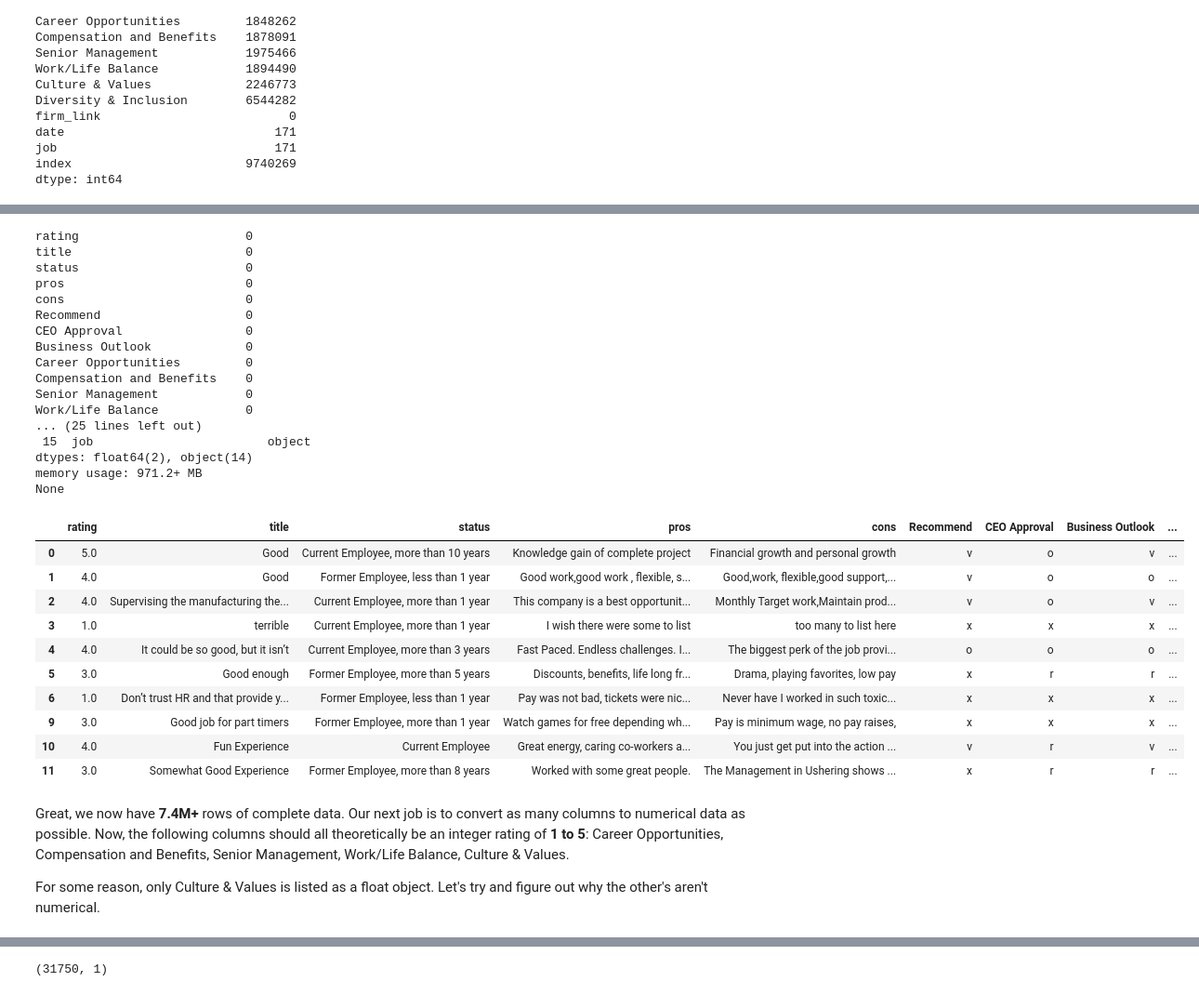
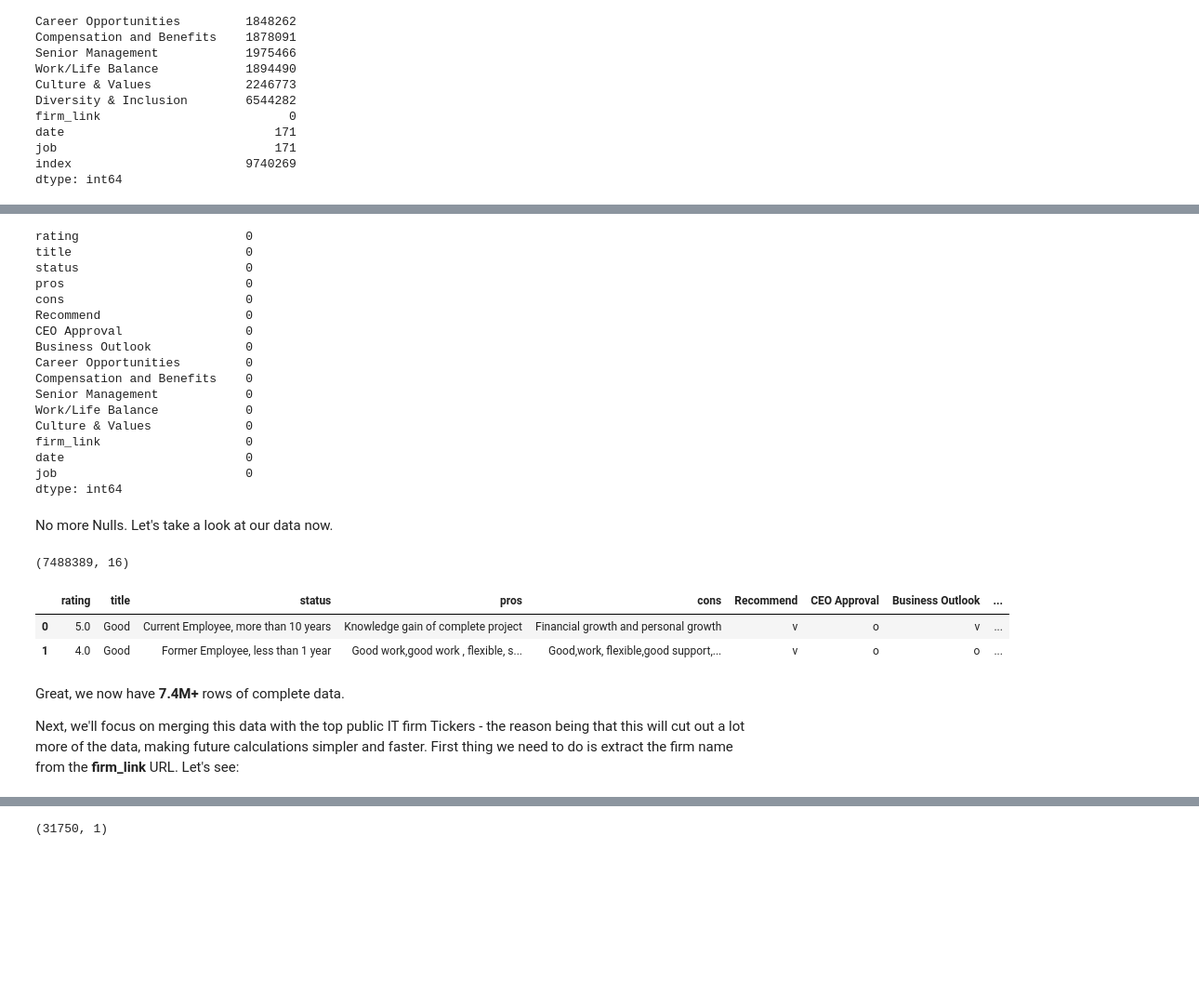
Before and after one commit to MatthiasGN/thesis, a Jupyter notebook: thesis-master.ipynb, the cells around one changed output, grey strips where cells are left out. Shown at 93% size. Drawn from its saved outputs; the diff is of its cells as text; code cells hidden in the pictures; blank space fills up the shorter version.

Commit message:
Reorganised entire file, improved commenting and code cleanliness, transformed data to numerical values.

```diff
--- a/thesis-master.ipynb
+++ b/thesis-master.ipynb
@@ -165,39 +135,35 @@ df.describe(include='all')
 # %%
 cleaned_df = df.dropna()
+print(cleaned_df.isnull().sum())
+# %% [output]
+rating                       0
+title                        0
+status                       0
+pros                         0
+cons                         0
+Recommend                    0
+CEO Approval                 0
+Business Outlook             0
+Career Opportunities         0
+Compensation and Benefits    0
+Senior Management            0
+Work/Life Balance            0
+Culture & Values             0
+firm_link                    0
+date                         0
+job                          0
+dtype: int64
+# %% [markdown]
+No more Nulls. Let's take a look at our data now.
 # %%
-print(cleaned_df.isnull().sum())
-print(cleaned_df.info())
-cleaned_df.head(10)
+print(cleaned_df.shape)
+cleaned_df.head(2)
 # %% [output]
-rating                       0
-title                        0
-status                       0
-pros                         0
-cons                         0
-Recommend                    0
-CEO Approval                 0
-Business Outlook             0
-Career Opportunities         0
-Compensation and Benefits    0
-Senior Management            0
-Work/Life Balance            0
-... (25 lines left out)
- 15  job                        object
-dtypes: float64(2), object(14)
-memory usage: 971.2+ MB
-None
+(7488389, 16)
 |  | rating | title | status | pros | cons | Recommend | CEO Approval | Business Outlook | ... |
 | 0 | 5.0 | Good | Current Employee, more than 10 years | Knowledge gain of complete project | Financial growth and personal growth | v | o | v | ... |
 | 1 | 4.0 | Good | Former Employee, less than 1 year | Good work,good work , flexible, s... | Good,work, flexible,good support,... | v | o | o | ... |
-| 2 | 4.0 | Supervising the manufacturing the... | Current Employee, more than 1 year | This company is a best opportunit... | Monthly Target work,Maintain prod... | v | o | v | ... |
-| 3 | 1.0 | terrible | Current Employee, more than 1 year | I wish there were some to list | too many to list here | x | x | x | ... |
-| 4 | 4.0 | It could be so good, but it isn’t | Current Employee, more than 3 years | Fast Paced. Endless challenges. I... | The biggest perk of the job provi... | o | o | o | ... |
-| 5 | 3.0 | Good enough | Former Employee, more than 5 years | Discounts, benefits, life long fr... | Drama, playing favorites, low pay | x | r | r | ... |
-| 6 | 1.0 | Don’t trust HR and that provide y... | Former Employee, less than 1 year | Pay was not bad, tickets were nic... | Never have I worked in such toxic... | x | x | x | ... |
-| 9 | 3.0 | Good job for part timers | Former Employee, more than 1 year | Watch games for free depending wh... | Pay is minimum wage, no pay raises, | x | x | x | ... |
-| 10 | 4.0 | Fun Experience | Current Employee | Great energy, caring co-workers a... | You just get put into the action ... | v | r | v | ... |
-| 11 | 3.0 | Somewhat Good Experience | Former Employee, more than 8 years | Worked with some great people. | The Management in Ushering shows ... | x | r | r | ... |
 # %% [markdown]
-Great, we now have **7.4M+** rows of complete data. Our next job is to convert as many columns to numerical data as possible. Now, the following columns should all theoretically be an integer rating of **1 to 5**: Career Opportunities, Compensation and Benefits, Senior Management, Work/Life Balance, Culture & Values.
+Great, we now have **7.4M+** rows of complete data.
 
-For some reason, only Culture & Values is listed as a float object. Let's try and figure out why the other's aren't numerical.
+Next, we'll focus on merging this data with the top public IT firm Tickers - the reason being that this will cut out a lot more of the data, making future calculations simpler and faster. First thing we need to do is extract the firm name from the **firm_link** URL. Let's see:
```
Also changed, not shown: parts of 125 cells of this notebook.
